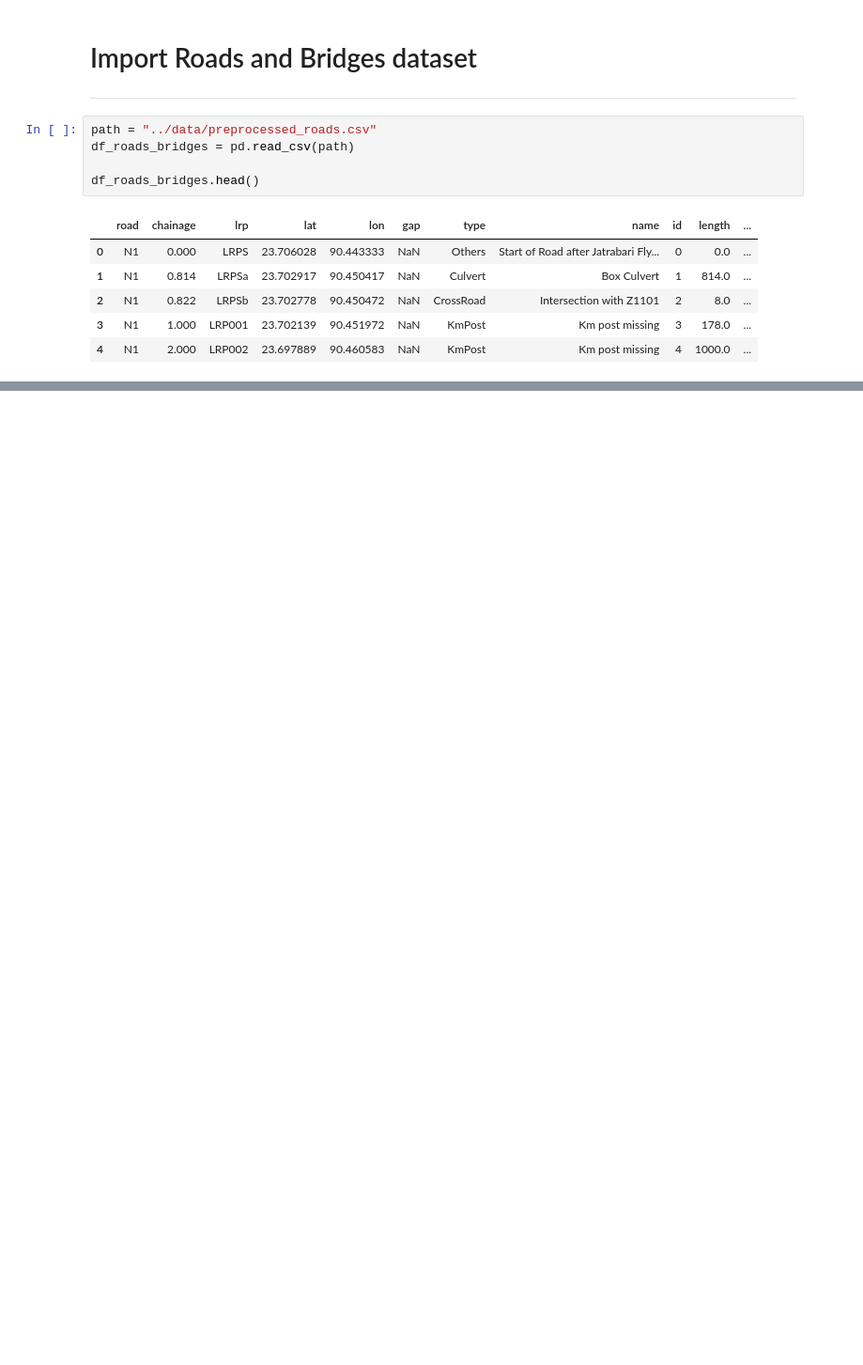
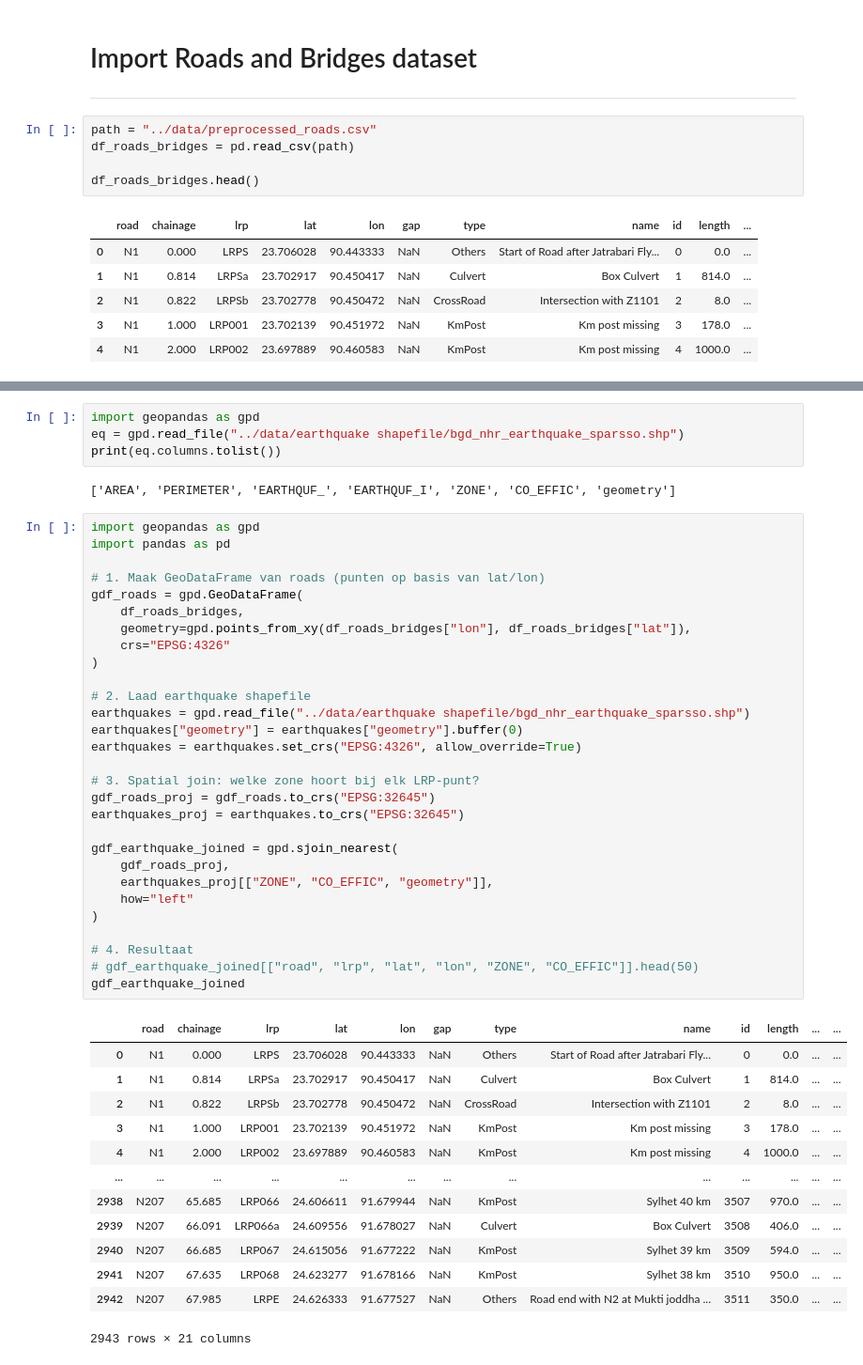
Before and after one commit to MeikeHR/EPA133a-G02-A4, a Jupyter notebook: EPA1352-G02-A4/notebook/Data Analysis.ipynb, the cells around one changed output, grey strips where cells are left out. Shown at 94% size. Drawn from its saved outputs; the diff is of its cells as text; blank space fills up the shorter version.

```diff
--- a/EPA1352-G02-A4/notebook/Data Analysis.ipynb
+++ b/EPA1352-G02-A4/notebook/Data Analysis.ipynb
@@ -208,0 +263,49 @@ plt.show()
+# %%
+import geopandas as gpd
+eq = gpd.read_file("../data/earthquake shapefile/bgd_nhr_earthquake_sparsso.shp")
+print(eq.columns.tolist())
+# %% [output]
+['AREA', 'PERIMETER', 'EARTHQUF_', 'EARTHQUF_I', 'ZONE', 'CO_EFFIC', 'geometry']
+# %%
+import geopandas as gpd
+import pandas as pd
+
+# 1. Maak GeoDataFrame van roads (punten op basis van lat/lon)
+gdf_roads = gpd.GeoDataFrame(
+    df_roads_bridges,
+    geometry=gpd.points_from_xy(df_roads_bridges["lon"], df_roads_bridges["lat"]),
+    crs="EPSG:4326"
+)
+
+# 2. Laad earthquake shapefile
+earthquakes = gpd.read_file("../data/earthquake shapefile/bgd_nhr_earthquake_sparsso.shp")
+earthquakes["geometry"] = earthquakes["geometry"].buffer(0)
+earthquakes = earthquakes.set_crs("EPSG:4326", allow_override=True)
+
+# 3. Spatial join: welke zone hoort bij elk LRP-punt?
+gdf_roads_proj = gdf_roads.to_crs("EPSG:32645")
+earthquakes_proj = earthquakes.to_crs("EPSG:32645")
+
+gdf_earthquake_joined = gpd.sjoin_nearest(
+    gdf_roads_proj,
+    earthquakes_proj[["ZONE", "CO_EFFIC", "geometry"]],
+    how="left"
+)
+
+# 4. Resultaat
+# gdf_earthquake_joined[["road", "lrp", "lat", "lon", "ZONE", "CO_EFFIC"]].head(50)
+gdf_earthquake_joined
+# %% [output]
+|  | road | chainage | lrp | lat | lon | gap | type | name | id | length | ... | ... |
+| 0 | N1 | 0.000 | LRPS | 23.706028 | 90.443333 | NaN | Others | Start of Road after Jatrabari Fly... | 0 | 0.0 | ... | ... |
+| 1 | N1 | 0.814 | LRPSa | 23.702917 | 90.450417 | NaN | Culvert | Box Culvert | 1 | 814.0 | ... | ... |
+| 2 | N1 | 0.822 | LRPSb | 23.702778 | 90.450472 | NaN | CrossRoad | Intersection with Z1101 | 2 | 8.0 | ... | ... |
+| 3 | N1 | 1.000 | LRP001 | 23.702139 | 90.451972 | NaN | KmPost | Km post missing | 3 | 178.0 | ... | ... |
+| 4 | N1 | 2.000 | LRP002 | 23.697889 | 90.460583 | NaN | KmPost | Km post missing | 4 | 1000.0 | ... | ... |
+| ... | ... | ... | ... | ... | ... | ... | ... | ... | ... | ... | ... | ... |
+| 2938 | N207 | 65.685 | LRP066 | 24.606611 | 91.679944 | NaN | KmPost | Sylhet 40 km | 3507 | 970.0 | ... | ... |
+| 2939 | N207 | 66.091 | LRP066a | 24.609556 | 91.678027 | NaN | Culvert | Box Culvert | 3508 | 406.0 | ... | ... |
+| 2940 | N207 | 66.685 | LRP067 | 24.615056 | 91.677222 | NaN | KmPost | Sylhet 39 km | 3509 | 594.0 | ... | ... |
+| 2941 | N207 | 67.635 | LRP068 | 24.623277 | 91.678166 | NaN | KmPost | Sylhet 38 km | 3510 | 950.0 | ... | ... |
+| 2942 | N207 | 67.985 | LRPE | 24.626333 | 91.677527 | NaN | Others | Road end with N2 at Mukti joddha ... | 3511 | 350.0 | ... | ... |
+2943 rows × 21 columns
```
Also changed, not shown: parts of 19 cells of this notebook, 11 other files.
